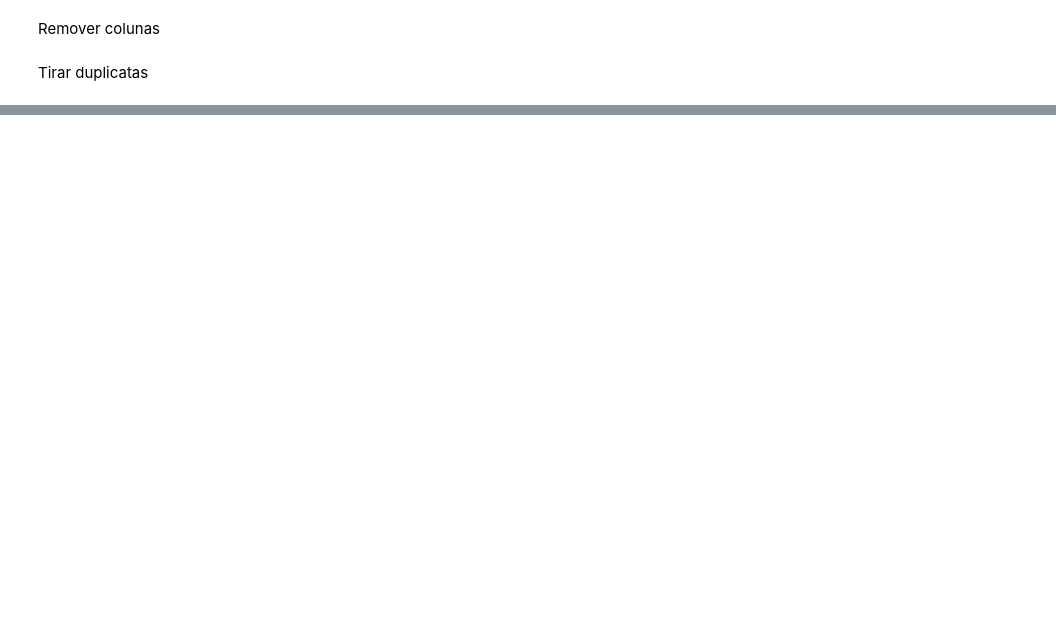
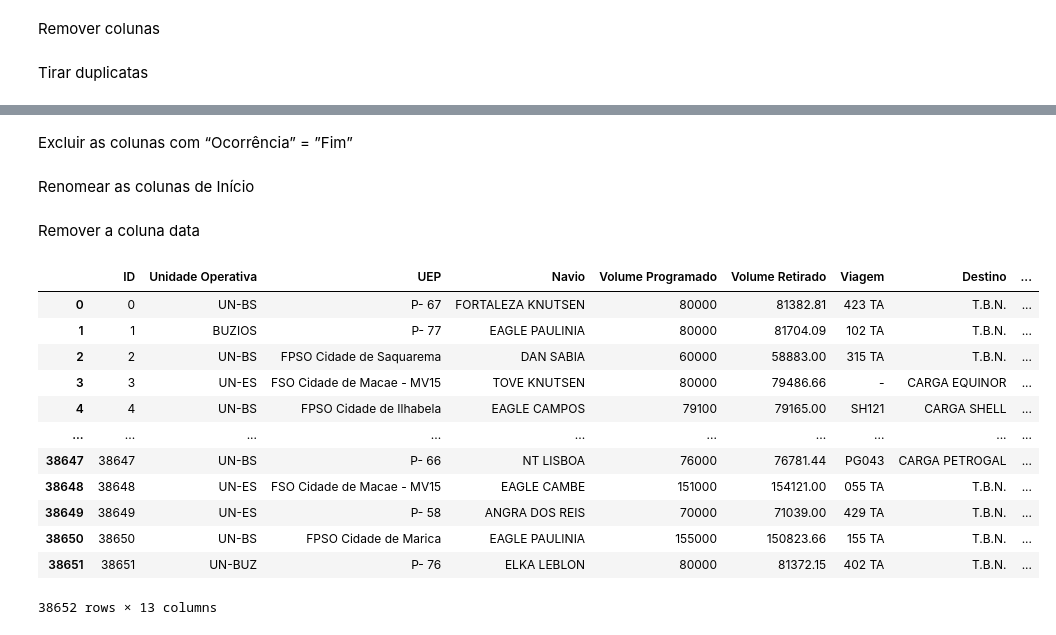
Before and after one commit to gabriellaserra/Process-mining-novo, a Jupyter notebook: Notebooks/Caio.ipynb, the cells around one changed output, grey strips where cells are left out. Cells and saved outputs as stored; diff of their text form; code cells hidden in the pictures; blank space fills up the shorter version.

Commit message:
código do tratamento atualizado

```diff
--- a/Notebooks/Caio.ipynb
+++ b/Notebooks/Caio.ipynb
@@ -397,0 +416,14 @@ df.to_excel('c:\\Users\\caiobarreto\\Downloads\\Relatório_NT_Concatenado.xlsx',
+# %%
+# Selecionar apenas as colunas necessárias para alteração no formato do dataframe
+nt_colunas = ['ID', 'H.O.C.', 'Início Primeira Amarração', 'Fim Primeira Amarração', 'Início Primeira Conexão', 'Fim Primeira Conexão', 'Início Primeiro Bombeio','Fim Último Bombeio', 'Início Última Desconexão', 'Fim Última Desconexão','Início Última Desamarração', 'Fim Última Desamarração', 'H.O.S.']
+
+# Selecionar e definir as colunas que serão alteradas
+colunas_alteradas = ['H.O.C.', 'Início Primeira Amarração', 'Fim Primeira Amarração','Início Primeira Conexão', 'Fim Primeira Conexão', 'Início Primeiro Bombeio','Fim Último Bombeio', 'Início Última Desconexão', 'Fim Última Desconexão','Início Última Desconexão', 'Fim Última Desconexão', 'Início Última Desamarração','Fim Última Desamarração', 'H.O.S.']
+# Usar o método melt para transformar as colunas em registros
+df_transformado = pd.melt(df[nt_colunas], id_vars=['ID'], value_vars=colunas_alteradas, var_name='Ocorrência', value_name='Data')
+# Selecionar apenas as colunas necessárias para a junção
+colunas_restauradas = ['ID', 'Unidade Operativa', 'UEP', 'Navio', 'Volume Programado','Volume Retirado', 'Viagem', 'Destino', 'Data Prevista de Chegada','Data Prevista de Saída']
+# Realizar a junção dos DataFrames usando a coluna 'ID' como chave
+df_final = pd.merge(df[colunas_restauradas], df_transformado, on='ID', how='right')
+# Atualizar os valores da coluna 'ID' com os valores do índice
+df_final['ID'] = df_final.index
@@ -397,0 +434,3 @@ df.to_excel('c:\\Users\\caiobarreto\\Downloads\\Relatório_NT_Concatenado.xlsx',
+# %%
+# Ordenar o DataFrame final por 'ID' e 'Data'
+df_final = df_final.sort_values(by=['ID', 'Data'])
@@ -397,0 +439,34 @@ df.to_excel('c:\\Users\\caiobarreto\\Downloads\\Relatório_NT_Concatenado.xlsx',
+# %%
+# Adicionar as colunas 'Início' e 'Término' com base nas datas da ocorrência e da próxima ocorrência para o mesmo ID
+df_final['Início'] = df_final['Data']
+# Obter o valor da próxima linha na coluna "Início"
+df_final['Término'] = df_final['Início'].shift(-1)
+# %% [markdown]
+Excluir as colunas com “Ocorrência” = ”Fim”
+# %%
+# Filtrar as linhas em que a "Ocorrência" é igual a "Fim" e obter seus índices
+removerID = df_final[df_final['Ocorrência'] == 'Fim'].index
+# Remover as linhas correspondentes aos índices obtidos
+df_final.drop(removerID, inplace=True)
+# %% [markdown]
+Renomear as colunas de Início
+# %% [markdown]
+Remover a coluna data
+# %%
+# Removendo as colunas, inplace é pra não precisar reatribuir e axis 1 serve pra dizer que se trata de uma coluna
+df_final.drop(['Data'],inplace=True, axis=1)
+df_final
+# %% [output]
+|  | ID | Unidade Operativa | UEP | Navio | Volume Programado | Volume Retirado | Viagem | Destino | ... |
+| 0 | 0 | UN-BS | P- 67 | FORTALEZA KNUTSEN | 80000 | 81382.81 | 423 TA | T.B.N. | ... |
+| 1 | 1 | BUZIOS | P- 77 | EAGLE PAULINIA | 80000 | 81704.09 | 102 TA | T.B.N. | ... |
+| 2 | 2 | UN-BS | FPSO Cidade de Saquarema | DAN SABIA | 60000 | 58883.00 | 315 TA | T.B.N. | ... |
+| 3 | 3 | UN-ES | FSO Cidade de Macae - MV15 | TOVE KNUTSEN | 80000 | 79486.66 | - | CARGA EQUINOR | ... |
+| 4 | 4 | UN-BS | FPSO Cidade de Ilhabela | EAGLE CAMPOS | 79100 | 79165.00 | SH121 | CARGA SHELL | ... |
+| ... | ... | ... | ... | ... | ... | ... | ... | ... | ... |
+| 38647 | 38647 | UN-BS | P- 66 | NT LISBOA | 76000 | 76781.44 | PG043 | CARGA PETROGAL | ... |
+| 38648 | 38648 | UN-ES | FSO Cidade de Macae - MV15 | EAGLE CAMBE | 151000 | 154121.00 | 055 TA | T.B.N. | ... |
+| 38649 | 38649 | UN-ES | P- 58 | ANGRA DOS REIS | 70000 | 71039.00 | 429 TA | T.B.N. | ... |
+| 38650 | 38650 | UN-BS | FPSO Cidade de Marica | EAGLE PAULINIA | 155000 | 150823.66 | 155 TA | T.B.N. | ... |
+| 38651 | 38651 | UN-BUZ | P- 76 | ELKA LEBLON | 80000 | 81372.15 | 402 TA | T.B.N. | ... |
+38652 rows × 13 columns
```
Also changed, not shown: parts of 29 cells of this notebook.
